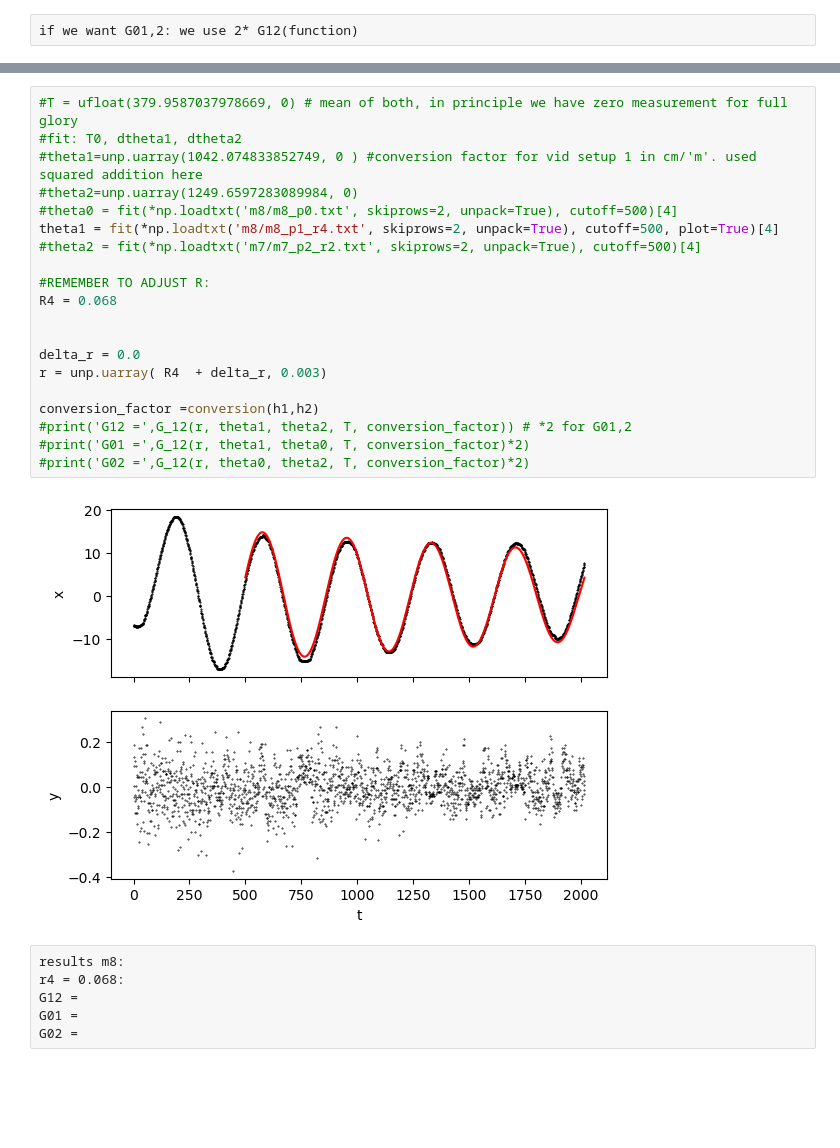
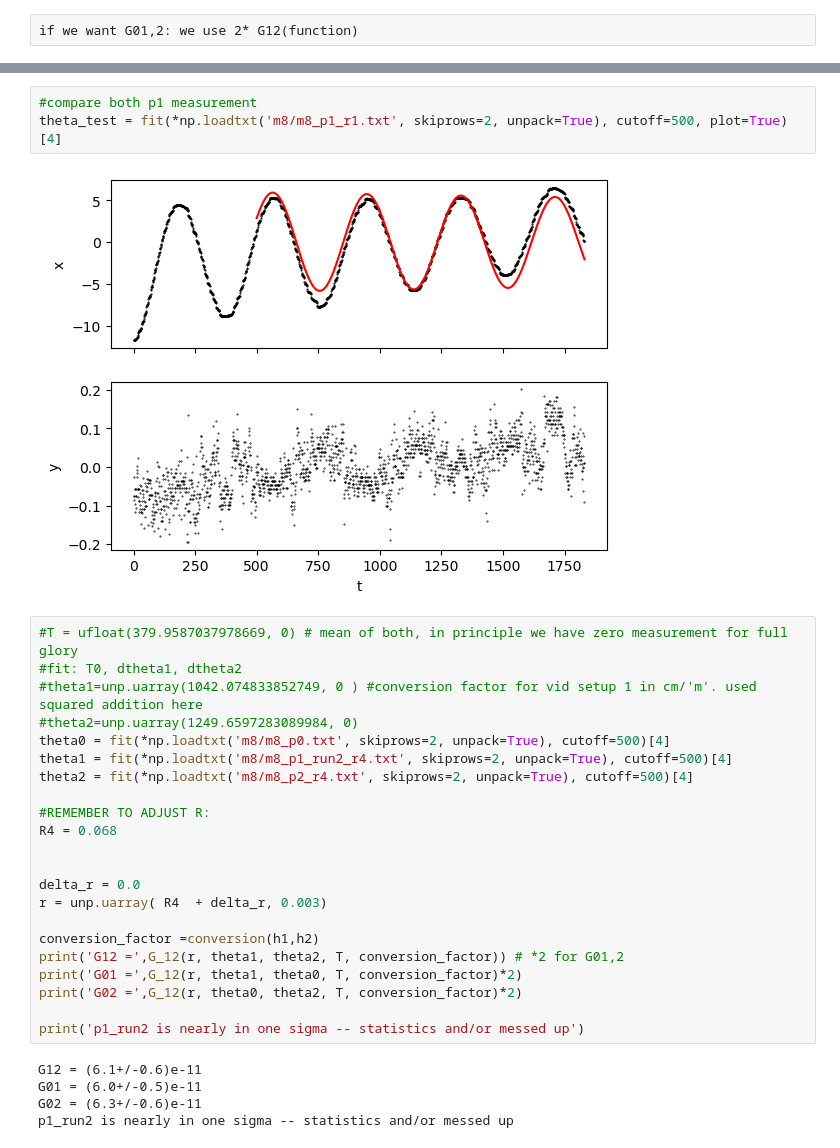
Before and after one commit to lucasruppert/GravCon, a Jupyter notebook: grav_con_m8.ipynb, the cells around one changed output, grey strips where cells are left out. Cells and saved outputs as stored; diff of their text form; blank space fills up the shorter version.

```diff
--- a/grav_con_m8.ipynb
+++ b/grav_con_m8.ipynb
@@ -68,11 +68,16 @@ period from zero measurement =  377.328+/-0.016
+# %%
+#compare both p1 measurement
+theta_test = fit(*np.loadtxt('m8/m8_p1_r1.txt', skiprows=2, unpack=True), cutoff=500, plot=True)[4]
+# %% [output]
+[figure, added]
 # %%
 #T = ufloat(379.9587037978669, 0) # mean of both, in principle we have zero measurement for full glory
 #fit: T0, dtheta1, dtheta2
 #theta1=unp.uarray(1042.074833852749, 0 ) #conversion factor for vid setup 1 in cm/'m'. used squared addition here
 #theta2=unp.uarray(1249.6597283089984, 0)
-#theta0 = fit(*np.loadtxt('m8/m8_p0.txt', skiprows=2, unpack=True), cutoff=500)[4]
-theta1 = fit(*np.loadtxt('m8/m8_p1_r4.txt', skiprows=2, unpack=True), cutoff=500, plot=True)[4]
-#theta2 = fit(*np.loadtxt('m7/m7_p2_r2.txt', skiprows=2, unpack=True), cutoff=500)[4]
+theta0 = fit(*np.loadtxt('m8/m8_p0.txt', skiprows=2, unpack=True), cutoff=500)[4]
+theta1 = fit(*np.loadtxt('m8/m8_p1_run2_r4.txt', skiprows=2, unpack=True), cutoff=500)[4]
+theta2 = fit(*np.loadtxt('m8/m8_p2_r4.txt', skiprows=2, unpack=True), cutoff=500)[4]
 
 #REMEMBER TO ADJUST R:
 R4 = 0.068
@@ -82,14 +87,13 @@ delta_r = 0.0
 r = unp.uarray( R4  + delta_r, 0.003)
 
 conversion_factor =conversion(h1,h2)
-#print('G12 =',G_12(r, theta1, theta2, T, conversion_factor)) # *2 for G01,2
-#print('G01 =',G_12(r, theta1, theta0, T, conversion_factor)*2)
-#print('G02 =',G_12(r, theta0, theta2, T, conversion_factor)*2)
+print('G12 =',G_12(r, theta1, theta2, T, conversion_factor)) # *2 for G01,2
+print('G01 =',G_12(r, theta1, theta0, T, conversion_factor)*2)
+print('G02 =',G_12(r, theta0, theta2, T, conversion_factor)*2)
+
+print('p1_run2 is nearly in one sigma -- statistics and/or messed up')
 # %% [output]
-[figure, removed]
+G12 = (6.1+/-0.6)e-11
+G01 = (6.0+/-0.5)e-11
+G02 = (6.3+/-0.6)e-11
+p1_run2 is nearly in one sigma -- statistics and/or messed up
-# %% [raw]
-results m8:
-r4 = 0.068:
-G12 =
-G01 =
-G02 =
```
Also changed, not shown: parts of 3 cells of this notebook, 1 other file.
